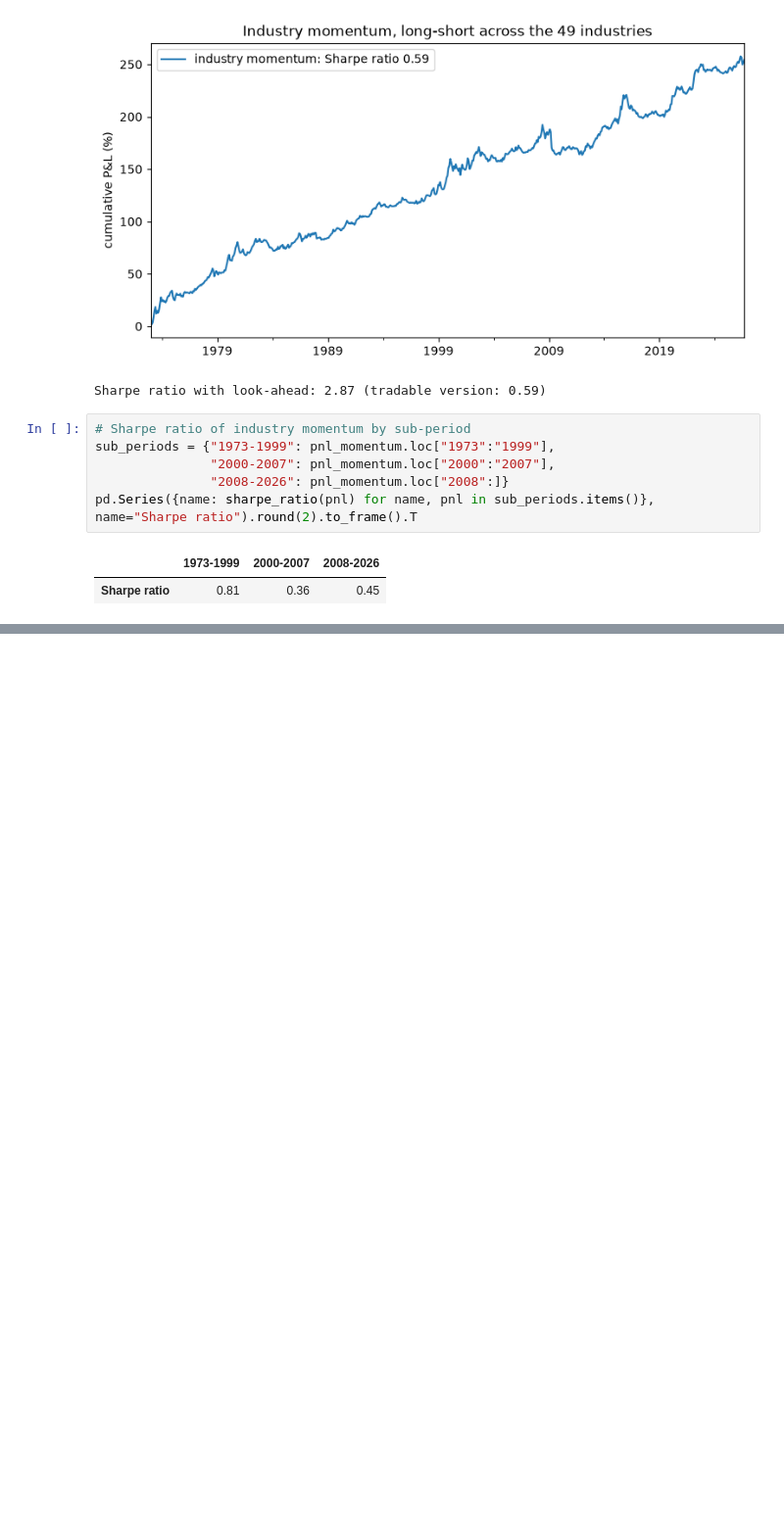
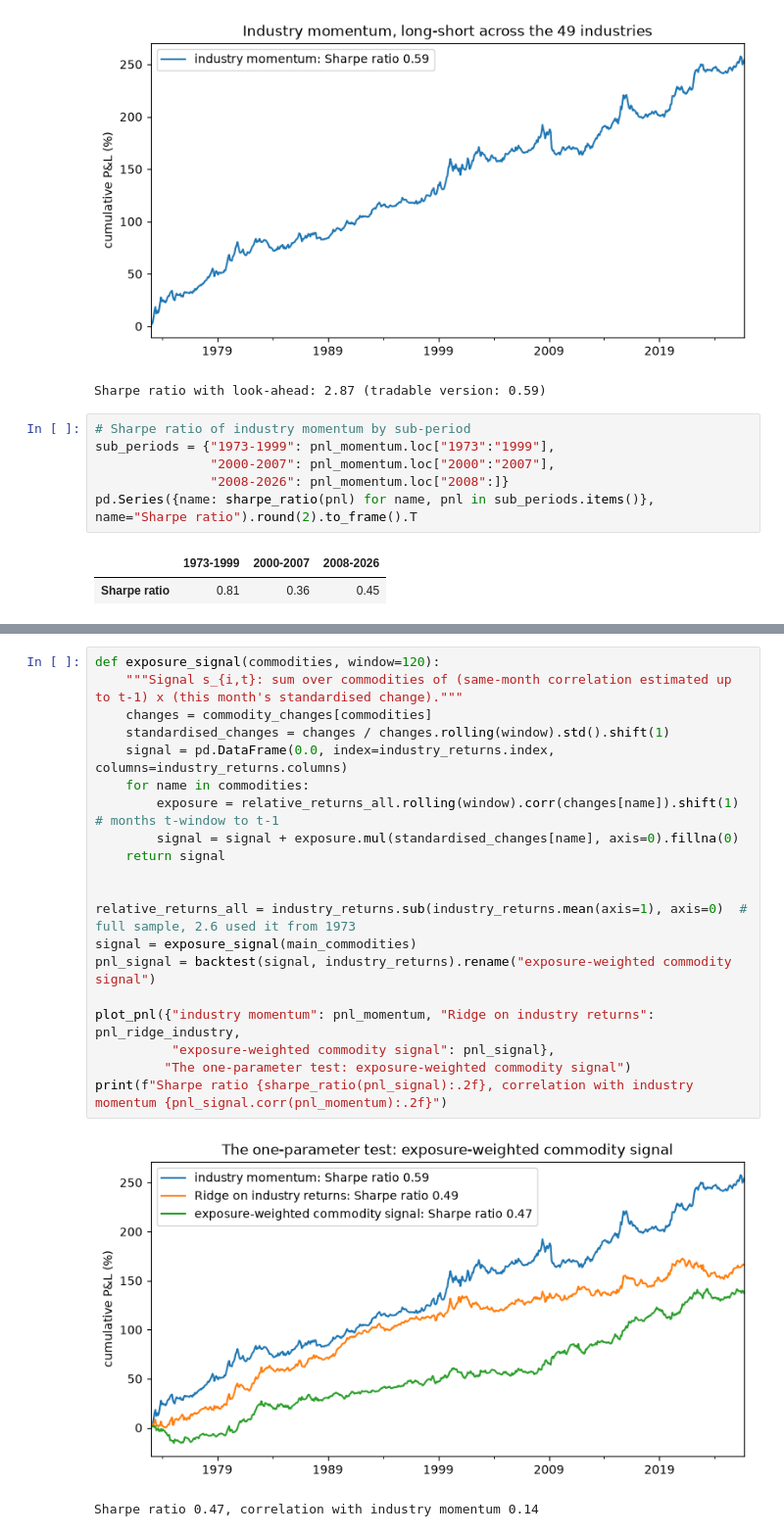
Before and after one commit to SelimLali/Machine_Learning_Trading, a Jupyter notebook: commodities_lead_industries.ipynb, the cells around one changed output, grey strips where cells are left out. Shown at 98% size. Cells and saved outputs as stored; diff of their text form; blank space fills up the shorter version.

```diff
--- a/commodities_lead_industries.ipynb
+++ b/commodities_lead_industries.ipynb
@@ -433,0 +581,23 @@ Industry momentum earns a Sharpe ratio of 0.59 over 1973-2026, 0.81 before 2000
+# %%
+def exposure_signal(commodities, window=120):
+    """Signal s_{i,t}: sum over commodities of (same-month correlation estimated up to t-1) x (this month's standardised change)."""
+    changes = commodity_changes[commodities]
+    standardised_changes = changes / changes.rolling(window).std().shift(1)
+    signal = pd.DataFrame(0.0, index=industry_returns.index, columns=industry_returns.columns)
+    for name in commodities:
+        exposure = relative_returns_all.rolling(window).corr(changes[name]).shift(1)  # months t-window to t-1
+        signal = signal + exposure.mul(standardised_changes[name], axis=0).fillna(0)
+    return signal
+
+
+relative_returns_all = industry_returns.sub(industry_returns.mean(axis=1), axis=0)  # full sample, 2.6 used it from 1973
+signal = exposure_signal(main_commodities)
+pnl_signal = backtest(signal, industry_returns).rename("exposure-weighted commodity signal")
+
+plot_pnl({"industry momentum": pnl_momentum, "Ridge on industry returns": pnl_ridge_industry,
+          "exposure-weighted commodity signal": pnl_signal},
+         "The one-parameter test: exposure-weighted commodity signal")
+print(f"Sharpe ratio {sharpe_ratio(pnl_signal):.2f}, correlation with industry momentum {pnl_signal.corr(pnl_momentum):.2f}")
+# %% [output]
+[figure, added]
+Sharpe ratio 0.47, correlation with industry momentum 0.14
```
Also changed, not shown: parts of 12 cells of this notebook.
